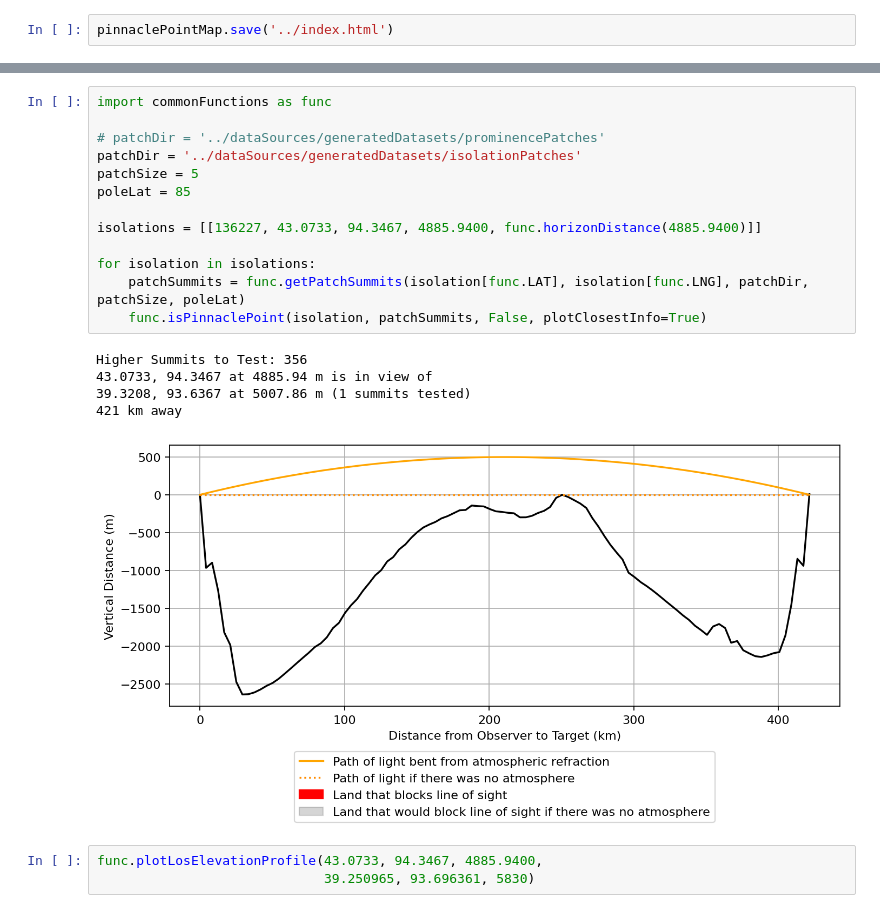
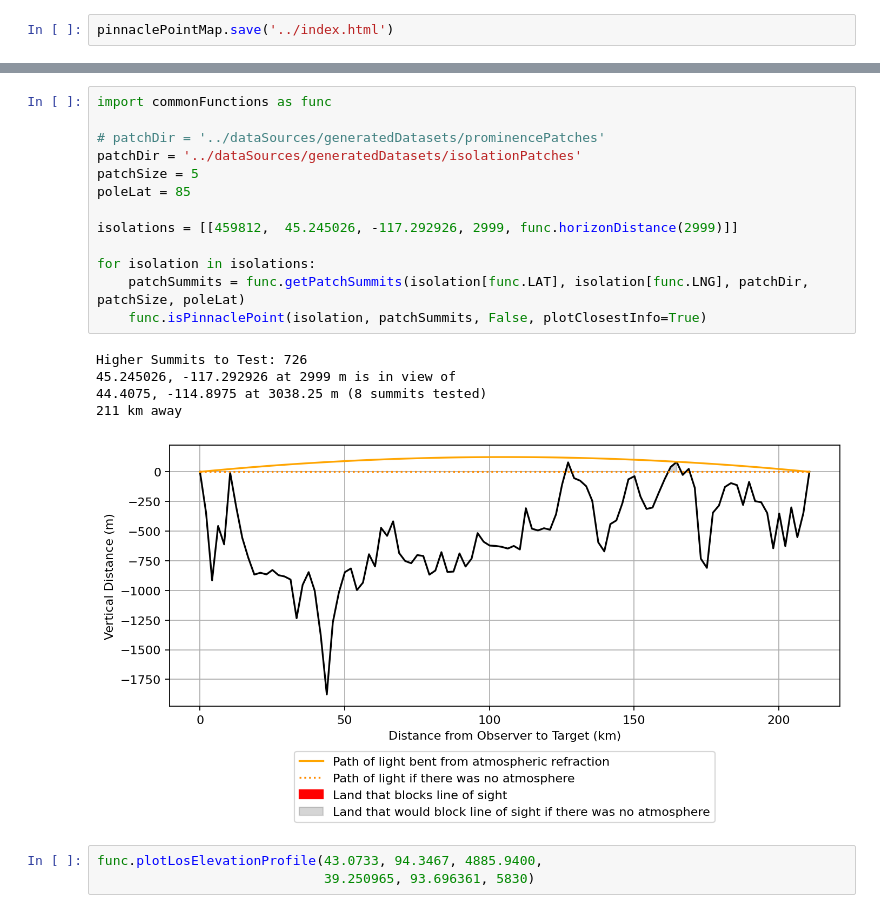
Before and after one commit to jgbreault/PinnaclePoints, a Jupyter notebook: scripts/analysis.ipynb, the cells around one changed output, grey strips where cells are left out. Drawn from its saved outputs; the diff is of its cells as text.

```diff
--- a/scripts/analysis.ipynb
+++ b/scripts/analysis.ipynb
@@ -535,22 +538,22 @@ findClosestSummitsToPoint(latitudeToTest, longitudeToTest, summits)
 # %%
 import commonFunctions as func
 
 # patchDir = '../dataSources/generatedDatasets/prominencePatches'
 patchDir = '../dataSources/generatedDatasets/isolationPatches'
 patchSize = 5
 poleLat = 85
 
-isolations = [[136227, 43.0733, 94.3467, 4885.9400, func.horizonDistance(4885.9400)]]
+isolations = [[459812,  45.245026, -117.292926, 2999, func.horizonDistance(2999)]]
 
 for isolation in isolations:
     patchSummits = func.getPatchSummits(isolation[func.LAT], isolation[func.LNG], patchDir, patchSize, poleLat)
     func.isPinnaclePoint(isolation, patchSummits, False, plotClosestInfo=True)
 # %% [output]
-Higher Summits to Test: 356
-43.0733, 94.3467 at 4885.94 m is in view of
-39.3208, 93.6367 at 5007.86 m (1 summits tested)
-421 km away
+Higher Summits to Test: 726
+45.245026, -117.292926 at 2999 m is in view of
+44.4075, -114.8975 at 3038.25 m (8 summits tested)
+211 km away
-[figure, old version]
+[figure, new version]
 # %%
 func.plotLosElevationProfile(43.0733, 94.3467, 4885.9400,
                              39.250965, 93.696361, 5830)
```
Also changed, not shown: parts of 2 cells of this notebook, 4 other files.
